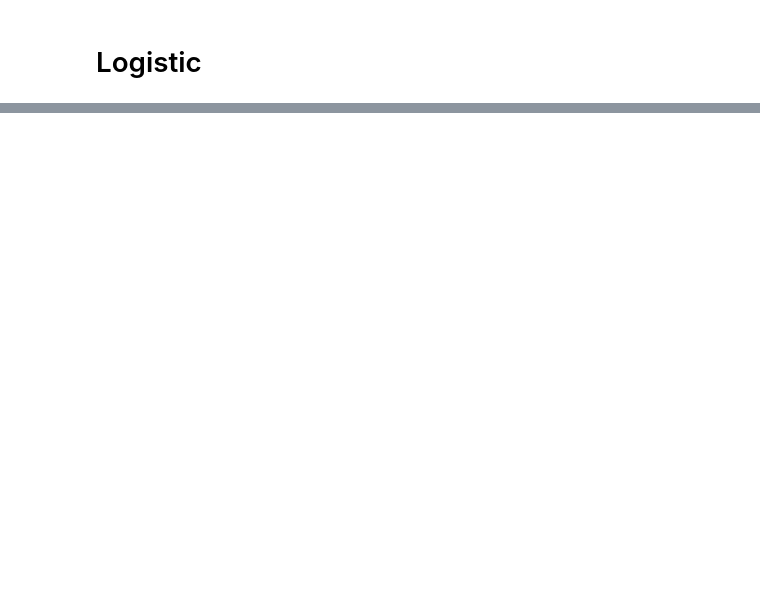
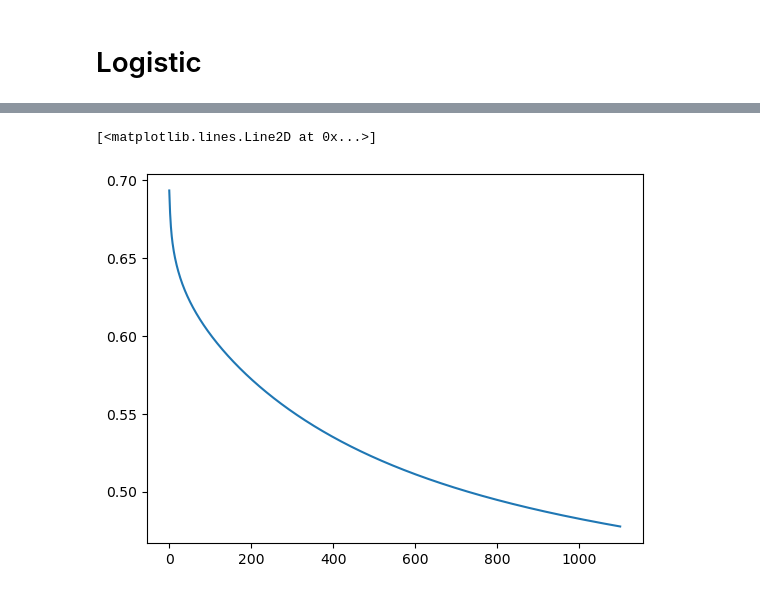
Before and after one commit to melinacherchali/CHD-Predictor, a Jupyter notebook: leo.ipynb, the cells around one changed output, grey strips where cells are left out. Saved outputs shown, nothing was run; the diff lists cells and outputs as text; code cells hidden in the pictures; blank space fills up the shorter version.

```diff
--- a/leo.ipynb
+++ b/leo.ipynb
@@ -105,3 +104,9 @@ loss_tot
+# %%
+losses_n=np.array(losses)
+plt.plot(losses_n)
+# %% [output]
+[<matplotlib.lines.Line2D at 0x...>]
+[figure, added]
 # %%
 from sklearn.metrics import f1_score,accuracy_score,roc_curve
 
```
Also changed, not shown: parts of 8 cells of this notebook, 2 other files.
